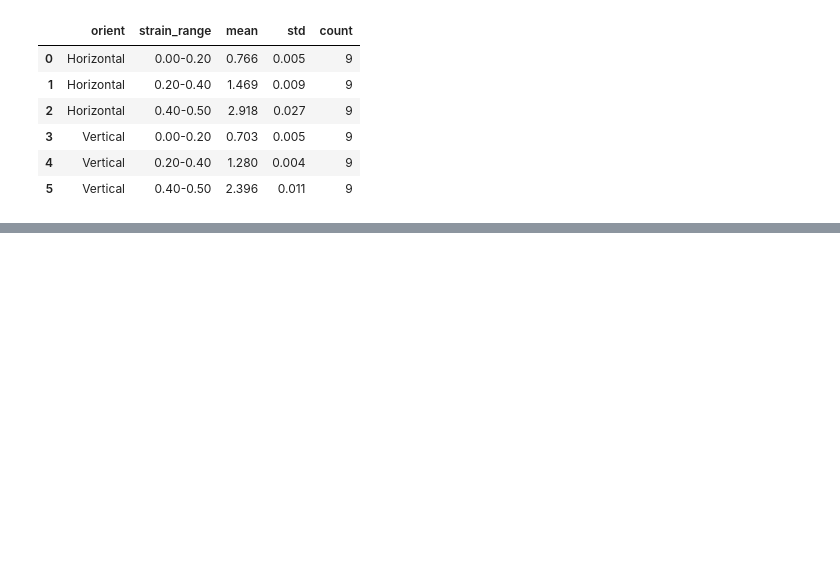
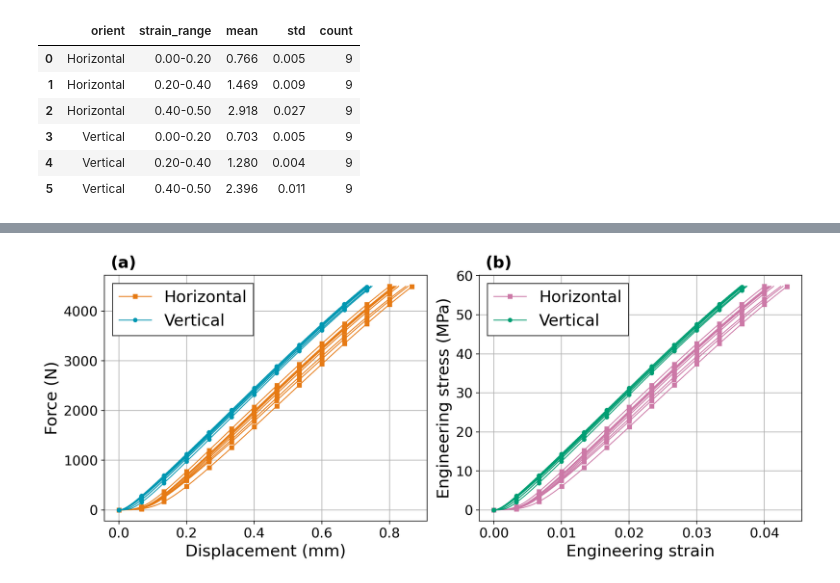
Before and after one commit to MattyOram/phd, a Jupyter notebook: WorkPackages/TMCJ-Contact/Experimental/notebooks/Experiments/cylinders/cylinders1.ipynb, the cells around one changed output, grey strips where cells are left out. Saved outputs shown, nothing was run; the diff lists cells and outputs as text; code cells hidden in the pictures; blank space fills up the shorter version.

```diff
--- a/WorkPackages/TMCJ-Contact/Experimental/notebooks/Experiments/cylinders/cylinders1.ipynb
+++ b/WorkPackages/TMCJ-Contact/Experimental/notebooks/Experiments/cylinders/cylinders1.ipynb
@@ -441,0 +497,75 @@ array([13.98772886, 14.90531729, 15.4503848 ])
+# %%
+# plot data
+
+colors = {
+    "Vertical": {
+        "force": "#0097b2",
+        "stress": "#009e73",
+    },
+    "Horizontal": {
+        "force": "#e67a14",
+        "stress": "#cc79a7"
+         #"#bfb200"
+    }
+}
+markers = {
+    "Vertical": "o",      # circle
+    "Horizontal": "s",    # square
+}
+
+fs = 18
+
+nrows, ncols = 1, 2
+fig, ax = plt.subplots(nrows, ncols, figsize=(6*ncols, 5*nrows), dpi=200)
+
+labelled = set()
+for (orient, sample, repeat), g in df.groupby(["orient", "sample", "repeat"], sort=False):
+    label = orient if orient not in labelled else None
+    labelled.add(orient)
+
+    ax[0].plot(
+        g["displacement"], g["force"],
+        c=colors[orient]["force"],
+        marker=markers[orient],
+        markersize=4,
+        markevery=200,
+        linewidth=1,
+        label=label
+    )
+
+    ax[1].plot(
+        g["strain"], g["stress"],
+        c=colors[orient]["stress"],
+        marker=markers[orient],
+        markersize=4,
+        markevery=200,
+        linewidth=1,
+        label=label
+    )
+
+ax[0].set_xlabel("Displacement (mm)", fontsize=fs)
+ax[0].set_ylabel("Force (N)", fontsize=fs)
+ax[1].set_xlabel("Engineering strain", fontsize=fs)
+ax[1].set_ylabel("Engineering stress (MPa)", fontsize=fs)
+
+for a in ax:
+    leg = a.legend(frameon=True, fancybox=False, edgecolor="#303030", framealpha=1, fontsize=fs)
+    leg.get_frame().set_linewidth(1.0)
+    a.grid(True)
+    a.tick_params(axis="both", labelsize=15)
+
+# subplot labels
+for i, label in enumerate(["(a)", "(b)"]):
+    ax[i].text(
+        0.02, 1.08, label,
+        transform=ax[i].transAxes,
+        fontsize=fs,
+        fontweight="bold",
+        va="top",
+        ha="left"
+    )
+
+fig.tight_layout()
+plt.savefig('figs/vero-compression-curves.pdf', dpi=300, bbox_inches="tight")
+# %% [output]
+[figure, added]
```
Also changed, not shown: parts of 22 cells of this notebook.
